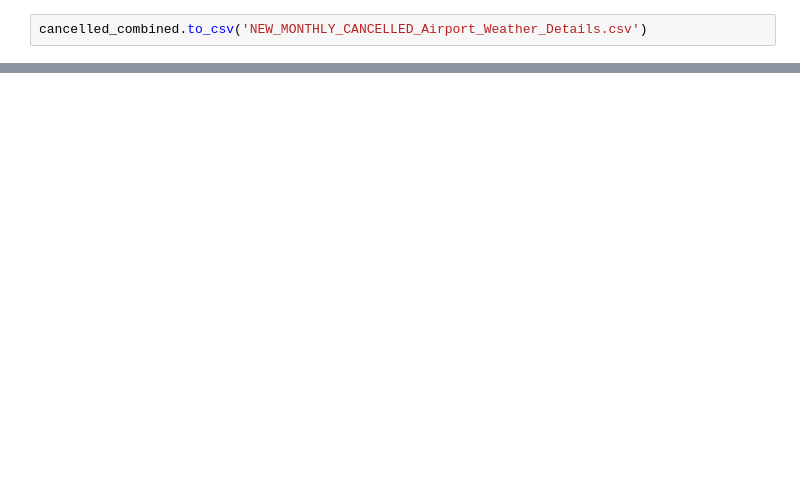
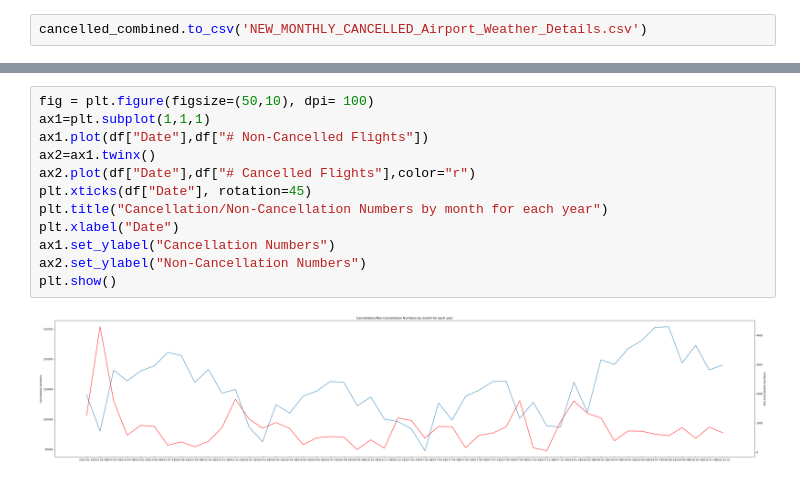
Before and after one commit to domingo-aj/Group-Project-1, a Jupyter notebook: Updated Clean Flight Data.ipynb, the cells around one changed output, grey strips where cells are left out. Cells and saved outputs as stored; diff of their text form; blank space fills up the shorter version.

```diff
--- a/Updated Clean Flight Data.ipynb
+++ b/Updated Clean Flight Data.ipynb
@@ -287,0 +321,14 @@ cancelled_combined.to_csv('NEW_MONTHLY_CANCELLED_Airport_Weather_Details.csv')
+# %%
+fig = plt.figure(figsize=(50,10), dpi= 100)
+ax1=plt.subplot(1,1,1)
+ax1.plot(df["Date"],df["# Non-Cancelled Flights"])
+ax2=ax1.twinx()
+ax2.plot(df["Date"],df["# Cancelled Flights"],color="r")
+plt.xticks(df["Date"], rotation=45)
+plt.title("Cancellation/Non-Cancellation Numbers by month for each year")
+plt.xlabel("Date")
+ax1.set_ylabel("Cancellation Numbers")
+ax2.set_ylabel("Non-Cancellation Numbers")
+plt.show()
+# %% [output]
+[figure, added]
```
Also changed, not shown: parts of 11 cells of this notebook, 3 other files.
